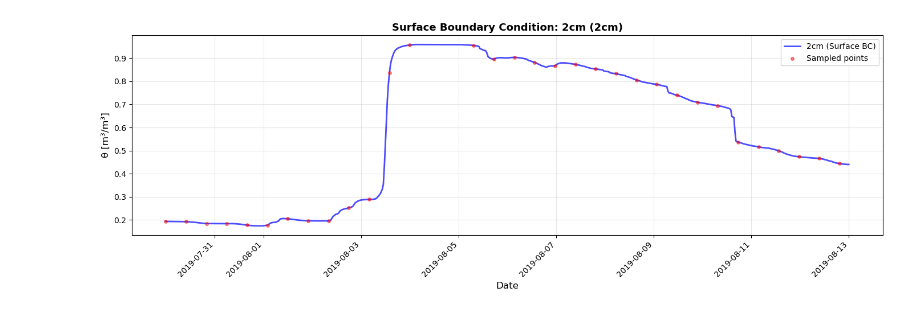
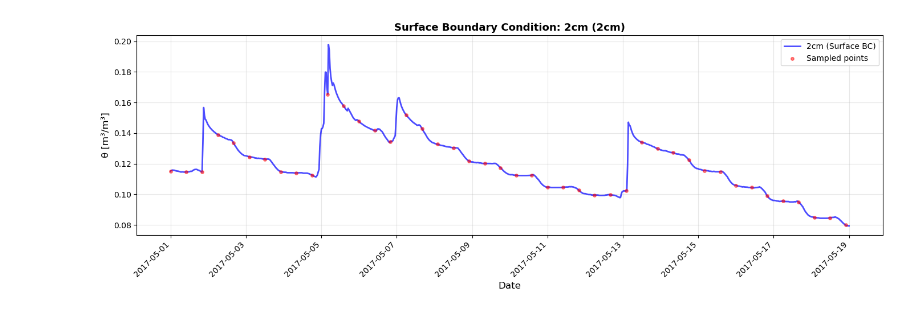
Before and after one commit to WqgJing/SMAP-Recharge-Flux, a Jupyter notebook: notebooks/explore_data.ipynb, the cells around one changed output. Cells and saved outputs as stored; diff of their text form; code cells hidden in the pictures.

Commit message:
update with some suitble data for training include: CRT, CLF, ONA. Tested the newly reformatted code.

```diff
--- a/notebooks/explore_data.ipynb
+++ b/notebooks/explore_data.ipynb
@@ -27,7 +27,6 @@ Available configs:
 # %%
 # Choose your config file:
-config_file = '../configs/us_uaf_2019.yaml'           # Calhoun CCZO (6 depths)
-# config_file = '../configs/us_uaf_2019.yaml'     # US-Uaf (5 depths + WTD)
+config_file = '../configs/us_ton_2023.yaml'
 
 print('='*70)
 print('LOADING DATASET FROM YAML')
@@ -120,6 +122,6 @@ PLOTTING ALL OBSERVATION DEPTHS
 # %%
 print('='*70)
-print('SURFACE BOUNDARY CONDITION (FIRST DEPTH)')
+print('SURFACE BC AND WATER TABLE DEPTH')
 print('='*70)
 
 bc_times, bc_values = dataset.get_bc_data()
@@ -129,27 +131,76 @@ bc_datetimes = [start_datetime + timedelta(seconds=float(t)) for t in bc_times]
 surface_depth_name = dataset.obs_depths[0]
 depth_cm = int(abs(obs_depths[0]) * 100)
 
-fig, ax = plt.subplots(figsize=(14, 5))
-ax.plot(bc_datetimes, bc_values, 'b-', linewidth=2, alpha=0.7, label=f'{surface_depth_name} (Surface BC)')
-ax.scatter(bc_datetimes[::20], bc_values[::20], color='red', s=15, alpha=0.5,
-          label='Sampled points', zorder=5)
+wtd_data = dataset.get_wtd_data_for_viz()
 
-ax.set_xlabel('Date', fontsize=12)
-ax.set_ylabel('θ [m³/m³]', fontsize=12)
-ax.set_title(f'Surface Boundary Condition: {surface_depth_name} ({depth_cm}cm)',
-             fontsize=13, fontweight='bold')
-ax.legend(fontsize=10)
-ax.grid(True, alpha=0.3)
-ax.xaxis.set_major_formatter(mdates.DateFormatter('%Y-%m-%d'))
-plt.setp(ax.xaxis.get_majorticklabels(), rotation=45, ha='right')
+# Create figure with 2 subplots (or 1 if no WTD)
+if wtd_data is not None:
+    fig, (ax1, ax2) = plt.subplots(2, 1, figsize=(14, 10), sharex=True)
+
+    # Top subplot: Surface BC
+    ax1.plot(bc_datetimes, bc_values, 'b-', linewidth=2, alpha=0.7, label=f'{surface_depth_name} (Surface BC)')
+    ax1.scatter(bc_datetimes[::20], bc_values[::20], color='red', s=15, alpha=0.5,
+              label='Sampled points', zorder=5)
+    ax1.set_ylabel('θ [m³/m³]', fontsize=12)
+    ax1.set_title(f'Surface Boundary Condition: {surface_depth_name} ({depth_cm}cm)',
+                 fontsize=13, fontweight='bold')
+    ax1.legend(fontsize=10)
+    ax1.grid(True, alpha=0.3)
+
+    # Bottom subplot: WTD
+    wtd_times = wtd_data['times']
+    wtd_values = wtd_data['wtd']
+    wtd_days = wtd_times / 86400.0
+    wtd_datetimes = [start_datetime + timedelta(seconds=float(t)) for t in wtd_times]
+
+    ax2.plot(wtd_datetimes, wtd_values, 'b-', linewidth=1.5, alpha=0.7, label='WTD observations')
+    ax2.scatter(wtd_datetimes[::20], wtd_values[::20], color='red', s=20,
+              alpha=0.5, zorder=5, label='Sample points')
+
+    ax2.set_xlabel('Date', fontsize=12)
+    ax2.set_ylabel('Water Table Depth [m]', fontsize=12)
+    ax2.set_title('Observed Water Table Depth (Positive = Below Surface)',
+                 fontsize=13, fontweight='bold')
+    ax2.legend(fontsize=10)
+    ax2.grid(True, alpha=0.3)
+    ax2.invert_yaxis()  # Invert so deeper WT is down
+    ax2.xaxis.set_major_formatter(mdates.DateFormatter('%Y-%m-%d'))
+    plt.setp(ax2.xaxis.get_majorticklabels(), rotation=45, ha='right')
+
+    print(f'\n✓ Surface BC Information:')
+    print(f'  Depth: {surface_depth_name} (first in config)')
+    print(f'  Valid BC points: {len(bc_values)}')
+    print(f'  θ range: {bc_values.min():.4f} - {bc_values.max():.4f} m³/m³')
+    print(f'  Mean θ: {bc_values.mean():.4f} m³/m³')
+
+    print(f'\n✓ WTD Data Available:')
+    print(f'  Valid points: {len(wtd_values)}')
+    print(f'  WTD range: {wtd_values.min():.3f} - {wtd_values.max():.3f} m')
+    print(f'  Mean WTD: {wtd_values.mean():.3f} m')
+
+else:
+    # Only surface BC (no WTD)
+    fig, ax1 = plt.subplots(figsize=(14, 5))
+    ax1.plot(bc_datetimes, bc_values, 'b-', linewidth=2, alpha=0.7, label=f'{surface_depth_name} (Surface BC)')
+    ax1.scatter(bc_datetimes[::20], bc_values[::20], color='red', s=15, alpha=0.5,
+              label='Sampled points', zorder=5)
+    ax1.set_xlabel('Date', fontsize=12)
+    ax1.set_ylabel('θ [m³/m³]', fontsize=12)
+    ax1.set_title(f'Surface Boundary Condition: {surface_depth_name} ({depth_cm}cm)',
+                 fontsize=13, fontweight='bold')
+    ax1.legend(fontsize=10)
+    ax1.grid(True, alpha=0.3)
+    ax1.xaxis.set_major_formatter(mdates.DateFormatter('%Y-%m-%d'))
+    plt.setp(ax1.xaxis.get_majorticklabels(), rotation=45, ha='right')
+
+    print(f'\n✓ Surface BC Information:')
+    print(f'  Depth: {surface_depth_name} (first in config)')
+    print(f'  Valid BC points: {len(bc_values)}')
+    print(f'  θ range: {bc_values.min():.4f} - {bc_values.max():.4f} m³/m³')
+    print(f'  Mean θ: {bc_values.mean():.4f} m³/m³')
+    print(f'\n✗ No WTD data in this dataset')
 
 plt.tight_layout()
 plt.show()
-
-print(f'\n✓ Surface BC Information:')
-print(f'  Depth: {surface_depth_name} (first in config)')
-print(f'  Valid BC points: {len(bc_values)}')
-print(f'  θ range: {bc_values.min():.4f} - {bc_values.max():.4f} m³/m³')
-print(f'  Mean θ: {bc_values.mean():.4f} m³/m³')
 # %% [output]
 ======================================================================
@@ -158 +217 @@ SURFACE BOUNDARY CONDITION (FIRST DEPTH)
-[figure, old version]
+[figure, new version]
```
Also changed, not shown: parts of 7 cells of this notebook, 25 other files.
